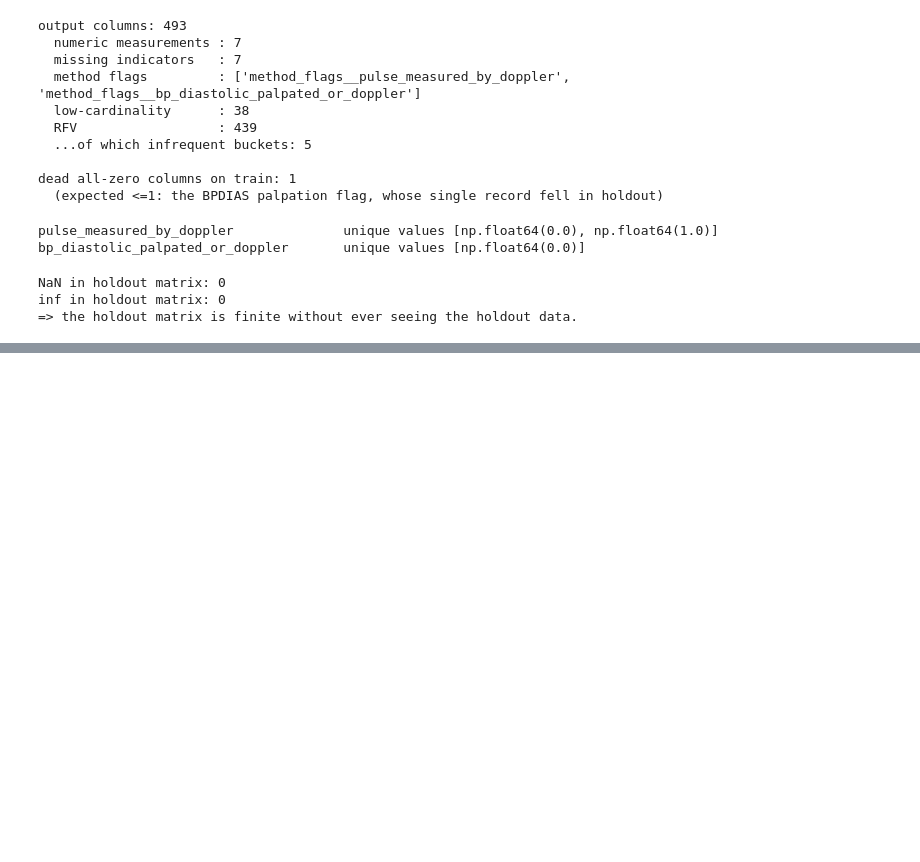
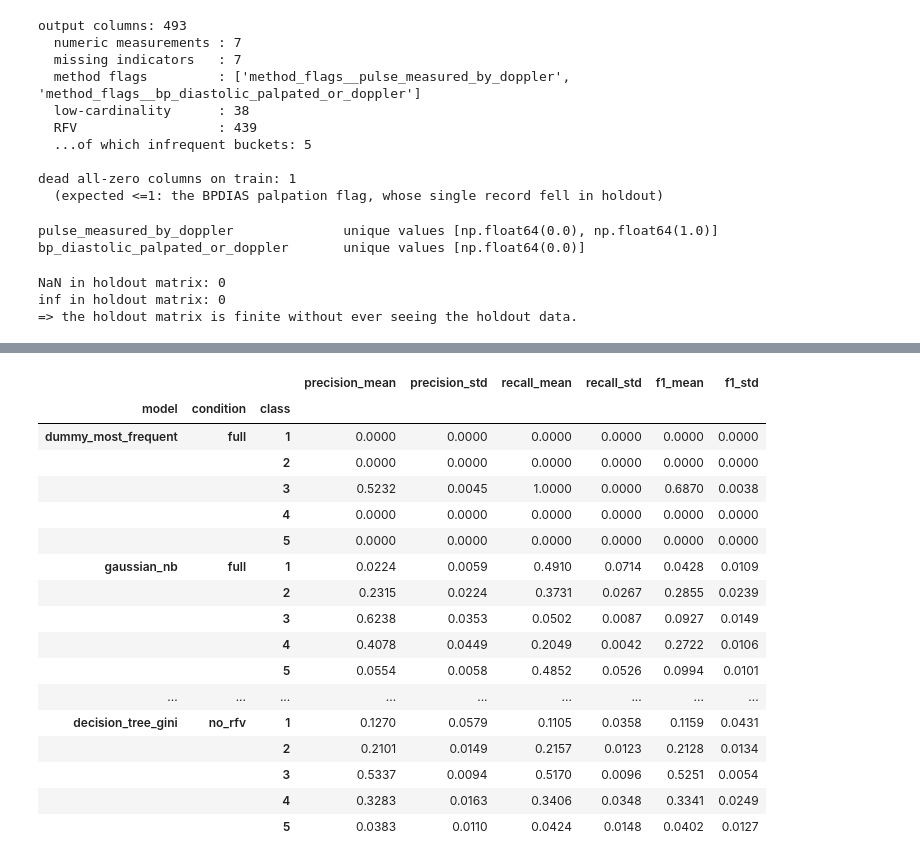
Before and after one commit to harisrana-dev/NHAMCS-TriageML, a Jupyter notebook: notebooks/01_assignment1_part1_eda_and_pipeline.ipynb, the cells around one changed output, grey strips where cells are left out. Drawn from its saved outputs; the diff is of its cells as text; code cells hidden in the pictures; blank space fills up the shorter version.

```diff
--- a/notebooks/01_assignment1_part1_eda_and_pipeline.ipynb
+++ b/notebooks/01_assignment1_part1_eda_and_pipeline.ipynb
@@ -834,0 +972,17 @@ recorded in the audit.
+# %%
+# Aligned X / y / groups from the Part 1 modelling population (section 4).
+# HOSPCODE is carried for grouping only and is rejected if it ever enters X.
+inputs = prepare_modelling_inputs(population)
+
+print("rows       :", inputs.n_rows)
+print("hospitals  :", inputs.n_hospitals)
+print("features   :", len(inputs.X.columns))
+print("class counts:", {int(k): int(v) for k, v in inputs.y.value_counts().sort_index().items()})
+
+# One call: 3 models x 2 conditions x 5 shared hospital-grouped folds.
+result = run_evaluation(inputs)
+
+print()
+print("folds           :", len(result.folds))
+print("fold-metric rows:", len(result.fold_metrics), "(= 3 models x 2 conditions x 5 folds)")
+print("OOF rows/model  :", len(result.oof_predictions) // (len(MODEL_IDS) * len(FEATURE_CONDITIONS)))
@@ -834,0 +1109,31 @@ recorded in the audit.
+# %%
+per_class_summary = (
+    result.per_class_metrics
+    .groupby(["model", "condition", "class"], sort=False)
+    .agg(
+        precision_mean=("precision", "mean"), precision_std=("precision", "std"),
+        recall_mean=("recall", "mean"), recall_std=("recall", "std"),
+        f1_mean=("f1", "mean"), f1_std=("f1", "std"),
+    )
+    .round(4)
+)
+per_class_summary
+# %% [output]
+|  |  |  | precision_mean | precision_std | recall_mean | recall_std | f1_mean | f1_std |
+| model | condition | class |  |  |  |  |  |  |
+| dummy_most_frequent | full | 1 | 0.0000 | 0.0000 | 0.0000 | 0.0000 | 0.0000 | 0.0000 |
+|  |  | 2 | 0.0000 | 0.0000 | 0.0000 | 0.0000 | 0.0000 | 0.0000 |
+|  |  | 3 | 0.5232 | 0.0045 | 1.0000 | 0.0000 | 0.6870 | 0.0038 |
+|  |  | 4 | 0.0000 | 0.0000 | 0.0000 | 0.0000 | 0.0000 | 0.0000 |
+|  |  | 5 | 0.0000 | 0.0000 | 0.0000 | 0.0000 | 0.0000 | 0.0000 |
+| gaussian_nb | full | 1 | 0.0224 | 0.0059 | 0.4910 | 0.0714 | 0.0428 | 0.0109 |
+|  |  | 2 | 0.2315 | 0.0224 | 0.3731 | 0.0267 | 0.2855 | 0.0239 |
+|  |  | 3 | 0.6238 | 0.0353 | 0.0502 | 0.0087 | 0.0927 | 0.0149 |
+|  |  | 4 | 0.4078 | 0.0449 | 0.2049 | 0.0042 | 0.2722 | 0.0106 |
+|  |  | 5 | 0.0554 | 0.0058 | 0.4852 | 0.0526 | 0.0994 | 0.0101 |
+| ... | ... | ... | ... | ... | ... | ... | ... | ... |
+| decision_tree_gini | no_rfv | 1 | 0.1270 | 0.0579 | 0.1105 | 0.0358 | 0.1159 | 0.0431 |
+|  |  | 2 | 0.2101 | 0.0149 | 0.2157 | 0.0123 | 0.2128 | 0.0134 |
+|  |  | 3 | 0.5337 | 0.0094 | 0.5170 | 0.0096 | 0.5251 | 0.0054 |
+|  |  | 4 | 0.3283 | 0.0163 | 0.3406 | 0.0348 | 0.3341 | 0.0249 |
+|  |  | 5 | 0.0383 | 0.0110 | 0.0424 | 0.0148 | 0.0402 | 0.0127 |
```
Also changed, not shown: parts of 28 cells of this notebook, 2 other files.
